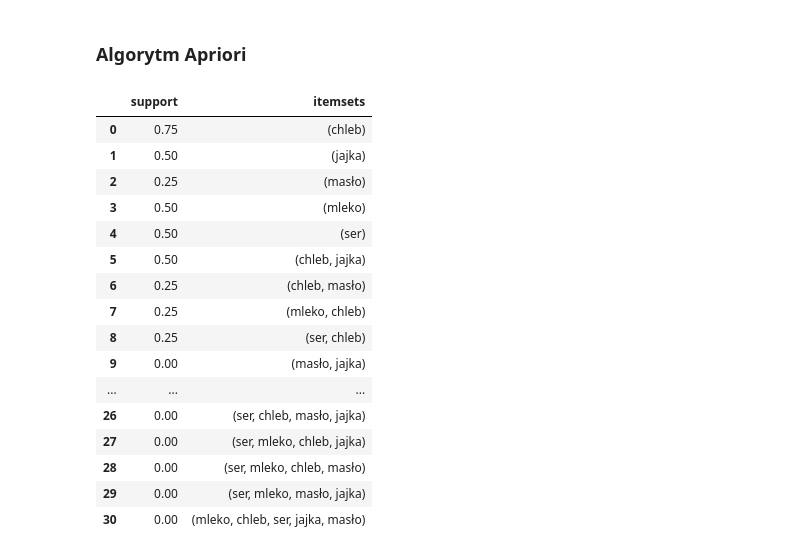
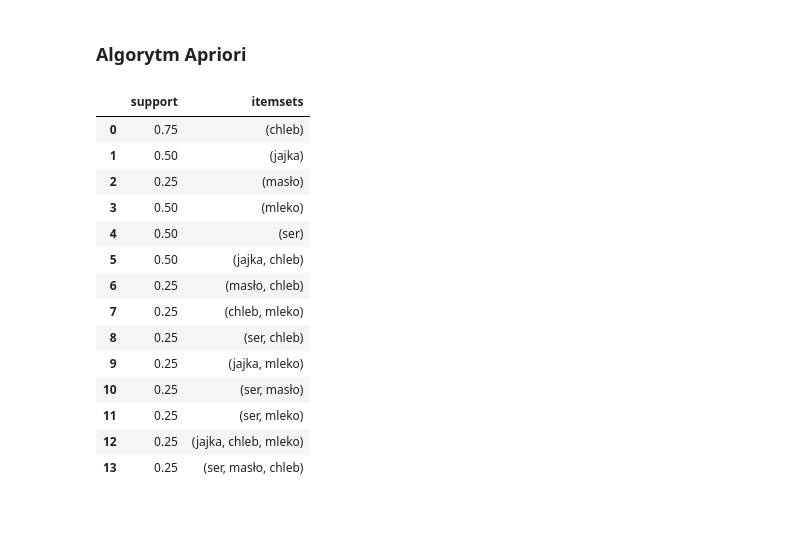
Before and after one commit to lukaszd96/machine-learning-course, a Jupyter notebook: unsupervised/03_association_rules/01_apriori.ipynb, the cells around one changed output. Saved outputs shown, nothing was run; the diff lists cells and outputs as text; code cells hidden in the pictures; blank space fills up the shorter version.

```diff
--- a/unsupervised/03_association_rules/01_apriori.ipynb
+++ b/unsupervised/03_association_rules/01_apriori.ipynb
@@ -100,26 +100,24 @@ transactions_encoded_df
 # %%
 from mlxtend.frequent_patterns import apriori, association_rules
 
-supports = apriori(transactions_encoded_df, min_support=0.0, use_colnames=True)
+supports = apriori(transactions_encoded_df, min_support=0.01, use_colnames=True)
 supports
 # %% [output]
 |  | support | itemsets |
 | 0 | 0.75 | (chleb) |
 | 1 | 0.50 | (jajka) |
 | 2 | 0.25 | (masło) |
 | 3 | 0.50 | (mleko) |
 | 4 | 0.50 | (ser) |
-| 5 | 0.50 | (chleb, jajka) |
-| 6 | 0.25 | (chleb, masło) |
-| 7 | 0.25 | (mleko, chleb) |
+| 5 | 0.50 | (jajka, chleb) |
+| 6 | 0.25 | (masło, chleb) |
+| 7 | 0.25 | (chleb, mleko) |
 | 8 | 0.25 | (ser, chleb) |
-| 9 | 0.00 | (masło, jajka) |
-| ... | ... | ... |
-| 26 | 0.00 | (ser, chleb, masło, jajka) |
-| 27 | 0.00 | (ser, mleko, chleb, jajka) |
-| 28 | 0.00 | (ser, mleko, chleb, masło) |
-| 29 | 0.00 | (ser, mleko, masło, jajka) |
-| 30 | 0.00 | (mleko, chleb, ser, jajka, masło) |
+| 9 | 0.25 | (jajka, mleko) |
+| 10 | 0.25 | (ser, masło) |
+| 11 | 0.25 | (ser, mleko) |
+| 12 | 0.25 | (jajka, chleb, mleko) |
+| 13 | 0.25 | (ser, masło, chleb) |
 # %%
 supports = apriori(transactions_encoded_df, min_support=0.3, use_colnames=True)
 supports
```
Also changed, not shown: parts of 3 cells of this notebook.
